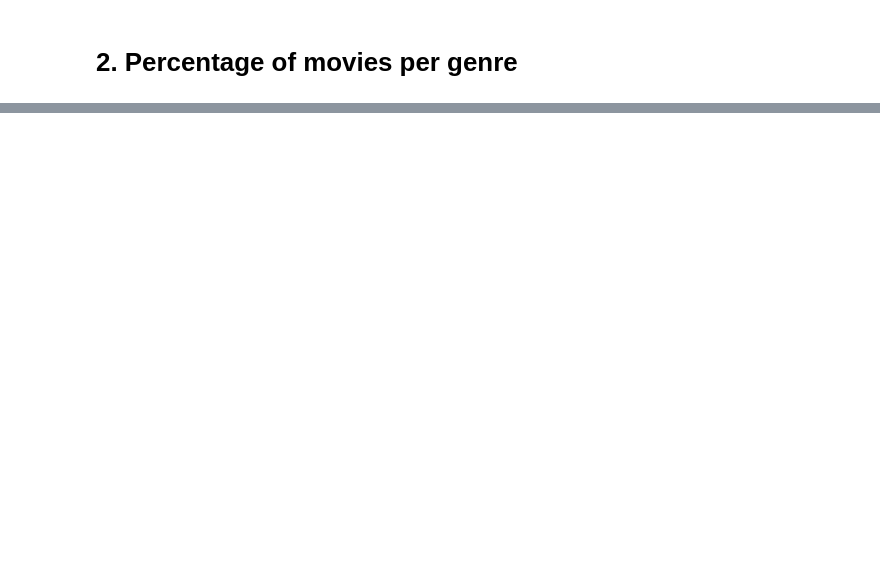
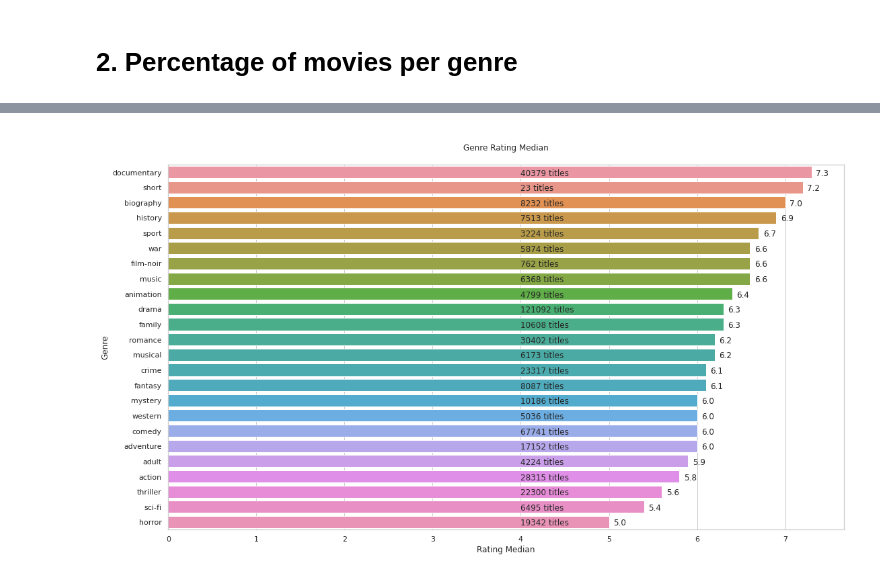
Before and after one commit to Mr0l3/imdb-data-analysis, a Jupyter notebook: IMDB-analysis.ipynb, the cells around one changed output, grey strips where cells are left out. Drawn from its saved outputs; the diff is of its cells as text; code cells hidden in the pictures; blank space fills up the shorter version.

Commit message:
Add median of movie ratings by genre analysis

```diff
--- a/IMDB-analysis.ipynb
+++ b/IMDB-analysis.ipynb
@@ -388,0 +237,3 @@ plt.show()
+# %%
+genre_df = df_uniq_genres_abs_freq(genre_df, column='genre')
+genre_df
@@ -388,0 +269,3 @@ plt.show()
+# %%
+genre_ratings = genre_rating_median(genre_df['genre'], conn)
+genre_ratings
@@ -388,0 +290,9 @@ plt.show()
+# %%
+# Game Show, Talk Show, Reality TV and News aren't movie genres, so lets remove them
+
+for genre in ['game-show', 'talk-show', 'news', 'reality-tv']:
+    genre_ratings.pop(genre)
+    genre_df = genre_df[genre_df.genre != genre]
+
+display(genre_df)
+genre_ratings
@@ -388,0 +334,6 @@ plt.show()
+# %%
+# Create column rating and sort them
+
+genre_df['rating'] = genre_ratings.values()
+genre_df = genre_df.sort_values(by='rating', ascending=False)
+genre_df
@@ -388,0 +358,20 @@ plt.show()
+# %%
+# Plot
+
+plt.figure(figsize=(18, 10))
+sns.barplot(x=genre_df['rating'], y=genre_df['genre'], orient='h')
+
+# Plot Text
+for i in range(len(genre_df.index)):
+    plt.text(x=4, y=i + .22,
+             s=f'{genre_df["abs_freq"][genre_df.index[i]]} titles')
+
+    rating = genre_df['rating'][genre_df.index[i]]
+    plt.text(x=rating + .05, y=i + .22, s=rating)
+
+plt.xlabel('Rating Median')
+plt.ylabel('Genre')
+plt.title('\nGenre Rating Median\n')
+plt.show()
+# %% [output]
+[figure, added]
```
Also changed, not shown: parts of 37 cells of this notebook, 2 other files.
